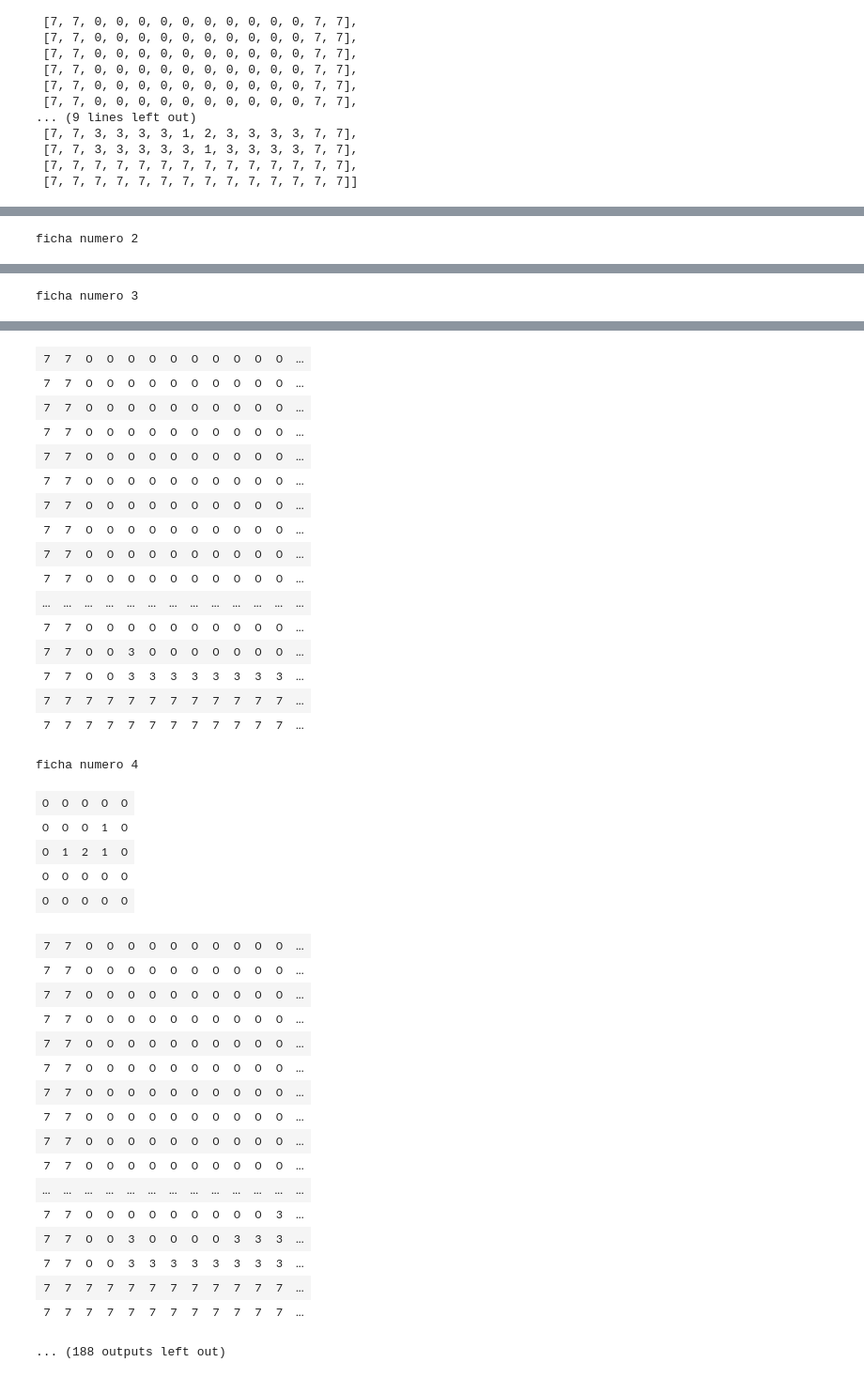
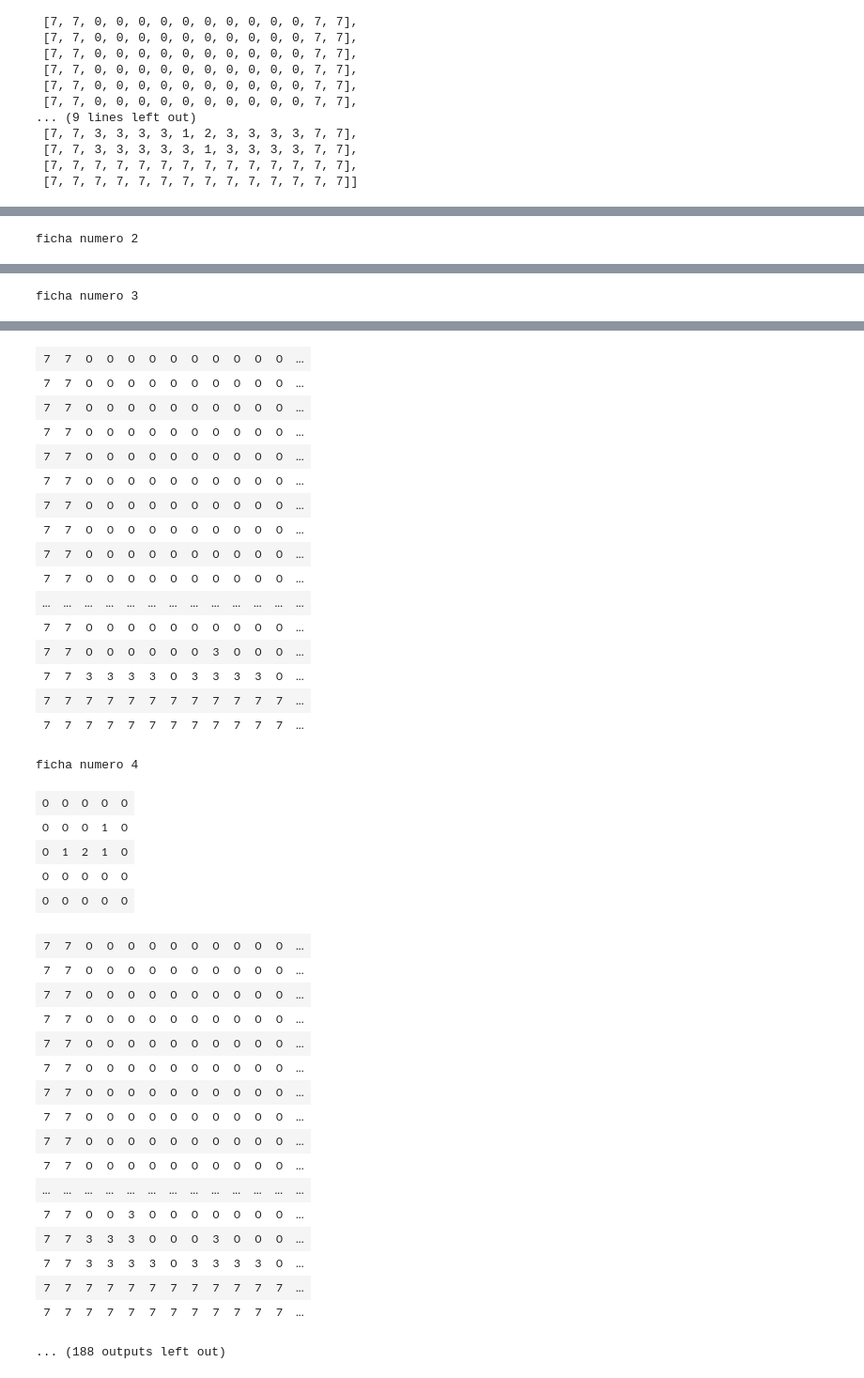
Before and after one commit to AlejandroMonteseirin/IA-Inteligencia-Artificial-Tetris, a Jupyter notebook: Tetris.ipynb, the cells around one changed output, grey strips where cells are left out. Shown at 94% size. Saved outputs shown, nothing was run; the diff lists cells and outputs as text; code cells hidden in the pictures.

```diff
--- a/Tetris.ipynb
+++ b/Tetris.ipynb
@@ -953,7 +953,6 @@ class PruebaPoner(probee.Acción):
         super().__init__(nombre)
         self.x = x
         self.y = y
-
         self.pieza=pieza
 
 
@@ -963,14 +962,27 @@ class PruebaPoner(probee.Acción):
         ans = PruebaPoner.comprobar(self,estado,self.pieza,self.x,self.y)
         return ans
 
+    #El coste de aplicar que sera menor si elimina una fila o cuanto mas abajo en el tablero se encuentre,si tapa un hueco sera penalizado
     def coste_de_aplicar(self,estado):
         res=10000
         valor_fila=0
+        filaEliminada=0
+        tapandoHueco=0
         for x, i in list(enumerate(estado)):
+            numerodefichas=0
             for y, j in list(enumerate(i)):
                 if j==1 or j==2:
                     valor_fila=valor_fila+x
-        return res-valor_fila
+                    numerodefichas=numerodefichas+1
+                    if estado[x+1][y] ==0:
+                        tapandoHueco=tapandoHueco+1
+                if j==3:
+                    numerodefichas=numerodefichas+1
+            #lleno una fila
+            if numerodefichas==10:
+                filaEliminada=filaEliminada+1
+
+        return res-valor_fila-(filaEliminada*10000)+(tapandoHueco*1000)
 
     def comprobar(self, estado, pieza, x, y):
         res=False
@@ -1156,6 +1168,8 @@ def pon_ficha_nueva(estado,pieza):
 #Dado un estado inicial, y una pieza te calcula los movimientos para llegar al estado mas óptimo, en el caso de no encontrarlo
 #va probando los siguientes estados hasta llegar a uno
 # %%
+#Dado un estado y una pieza (y un numero de intentos, inicializar a 0) devuelve un par de los movimientos que dar y el intento en el cual se consiguio
+
 def CalculoMovimientos(estado0,pieza,intentos):
 
 
@@ -1168,7 +1182,8 @@ def CalculoMovimientos(estado0,pieza,intentos):
             estadosFinales=[estado_final]
             tetris3=probee.ProblemaEspacioEstados(acciones,estado_inicial,estadosFinales)
             b_Estrella = búsqee.BúsquedaAEstrella(heuristica,detallado=False)
-            return b_Estrella.buscar(tetris3)
+            res= b_Estrella.buscar(tetris3)
+            return res,intentos
 
         except:
             print("no encontrada solucion, probando de nuevo con otro estado intento numero:"+ str(intentos+1)+ "de" + str(len(CalculoEstadosFinalesOrdenados(estado0,pieza))))
@@ -1482,7 +1491,8 @@ TetrisApartado3(estado0,[piezas[5],piezas[0],piezas[3],piezas[4],piezas[2]])
 | 7 | 7 | 7 | 7 | 7 | 7 | 7 | 7 | 7 | 7 | 7 | 7 | ... |
 ... (8 outputs left out)
 # %%
-#muestra solo los estados finales y las apariciones de fichas
+#muestra solo los estados finales y las apariciones de fichas, contempla que las soluciones no sean posibles y prueba con
+#las siguientes alternativas, si se queda sin soluciones posibles da por terminada la partida
 def TetrisLargoConFin(estado,listaFichas):
     nuevoEstado=estado
     fichaNumero=0
@@ -1494,20 +1504,20 @@ def TetrisLargoConFin(estado,listaFichas):
         res=CalculoMovimientos(nuevoEstado,i,0)
         if(res==777):
             return ("fin de la partida")
-        nuevoEstado=CalculoEstadoFinal(nuevoEstado,i)
+        nuevoEstados=CalculoEstadosFinalesOrdenados(nuevoEstado,i)
+        nuevoEstado=nuevoEstados[res[1]]
         nuevoEstado=MoverAbajo.aplicar(nuevoEstado,nuevoEstado)
         printBonito(nuevoEstado)
 # %%
 fichas=[piezas[5]]
+
 #generamos una lista de muchas fichas
-for repeticiones in range (1000):
+for repeticiones in range (50):
     for i in range (0,6):
         fichas.append(piezas[i])
-
-
 TetrisLargoConFin(estado0,fichas)
-
-#Jugara una partida hasta que no pueda continuar
+print("fichas acabadas o partida perdida")
+#Jugara una partida hasta que no pueda continuar o acabe la lista de fichas
 # %% [output]
 ficha numero 1
 | 0 | 0 | 0 | 0 | 0 |
@@ -1563,38 +1573,38 @@ ficha numero 3
 | 7 | 7 | 0 | 0 | 0 | 0 | 0 | 0 | 0 | 0 | 0 | 0 | ... |
 | 7 | 7 | 0 | 0 | 0 | 0 | 0 | 0 | 0 | 0 | 0 | 0 | ... |
 | 7 | 7 | 0 | 0 | 0 | 0 | 0 | 0 | 0 | 0 | 0 | 0 | ... |
 | 7 | 7 | 0 | 0 | 0 | 0 | 0 | 0 | 0 | 0 | 0 | 0 | ... |
 | 7 | 7 | 0 | 0 | 0 | 0 | 0 | 0 | 0 | 0 | 0 | 0 | ... |
 | 7 | 7 | 0 | 0 | 0 | 0 | 0 | 0 | 0 | 0 | 0 | 0 | ... |
 | 7 | 7 | 0 | 0 | 0 | 0 | 0 | 0 | 0 | 0 | 0 | 0 | ... |
 | 7 | 7 | 0 | 0 | 0 | 0 | 0 | 0 | 0 | 0 | 0 | 0 | ... |
 | 7 | 7 | 0 | 0 | 0 | 0 | 0 | 0 | 0 | 0 | 0 | 0 | ... |
 | ... | ... | ... | ... | ... | ... | ... | ... | ... | ... | ... | ... | ... |
 | 7 | 7 | 0 | 0 | 0 | 0 | 0 | 0 | 0 | 0 | 0 | 0 | ... |
-| 7 | 7 | 0 | 0 | 3 | 0 | 0 | 0 | 0 | 0 | 0 | 0 | ... |
-| 7 | 7 | 0 | 0 | 3 | 3 | 3 | 3 | 3 | 3 | 3 | 3 | ... |
+| 7 | 7 | 0 | 0 | 0 | 0 | 0 | 0 | 3 | 0 | 0 | 0 | ... |
+| 7 | 7 | 3 | 3 | 3 | 3 | 0 | 3 | 3 | 3 | 3 | 0 | ... |
 | 7 | 7 | 7 | 7 | 7 | 7 | 7 | 7 | 7 | 7 | 7 | 7 | ... |
 | 7 | 7 | 7 | 7 | 7 | 7 | 7 | 7 | 7 | 7 | 7 | 7 | ... |
 ficha numero 4
 | 0 | 0 | 0 | 0 | 0 |
 | 0 | 0 | 0 | 1 | 0 |
 | 0 | 1 | 2 | 1 | 0 |
 | 0 | 0 | 0 | 0 | 0 |
 | 0 | 0 | 0 | 0 | 0 |
 | 7 | 7 | 0 | 0 | 0 | 0 | 0 | 0 | 0 | 0 | 0 | 0 | ... |
 | 7 | 7 | 0 | 0 | 0 | 0 | 0 | 0 | 0 | 0 | 0 | 0 | ... |
 | 7 | 7 | 0 | 0 | 0 | 0 | 0 | 0 | 0 | 0 | 0 | 0 | ... |
 | 7 | 7 | 0 | 0 | 0 | 0 | 0 | 0 | 0 | 0 | 0 | 0 | ... |
 | 7 | 7 | 0 | 0 | 0 | 0 | 0 | 0 | 0 | 0 | 0 | 0 | ... |
 | 7 | 7 | 0 | 0 | 0 | 0 | 0 | 0 | 0 | 0 | 0 | 0 | ... |
 | 7 | 7 | 0 | 0 | 0 | 0 | 0 | 0 | 0 | 0 | 0 | 0 | ... |
 | 7 | 7 | 0 | 0 | 0 | 0 | 0 | 0 | 0 | 0 | 0 | 0 | ... |
 | 7 | 7 | 0 | 0 | 0 | 0 | 0 | 0 | 0 | 0 | 0 | 0 | ... |
 | 7 | 7 | 0 | 0 | 0 | 0 | 0 | 0 | 0 | 0 | 0 | 0 | ... |
 | ... | ... | ... | ... | ... | ... | ... | ... | ... | ... | ... | ... | ... |
-| 7 | 7 | 0 | 0 | 0 | 0 | 0 | 0 | 0 | 0 | 0 | 3 | ... |
-| 7 | 7 | 0 | 0 | 3 | 0 | 0 | 0 | 0 | 3 | 3 | 3 | ... |
-| 7 | 7 | 0 | 0 | 3 | 3 | 3 | 3 | 3 | 3 | 3 | 3 | ... |
+| 7 | 7 | 0 | 0 | 3 | 0 | 0 | 0 | 0 | 0 | 0 | 0 | ... |
+| 7 | 7 | 3 | 3 | 3 | 0 | 0 | 0 | 3 | 0 | 0 | 0 | ... |
+| 7 | 7 | 3 | 3 | 3 | 3 | 0 | 3 | 3 | 3 | 3 | 0 | ... |
 | 7 | 7 | 7 | 7 | 7 | 7 | 7 | 7 | 7 | 7 | 7 | 7 | ... |
 | 7 | 7 | 7 | 7 | 7 | 7 | 7 | 7 | 7 | 7 | 7 | 7 | ... |
 ... (188 outputs left out)
```
Also changed, not shown: parts of 13 cells of this notebook.
